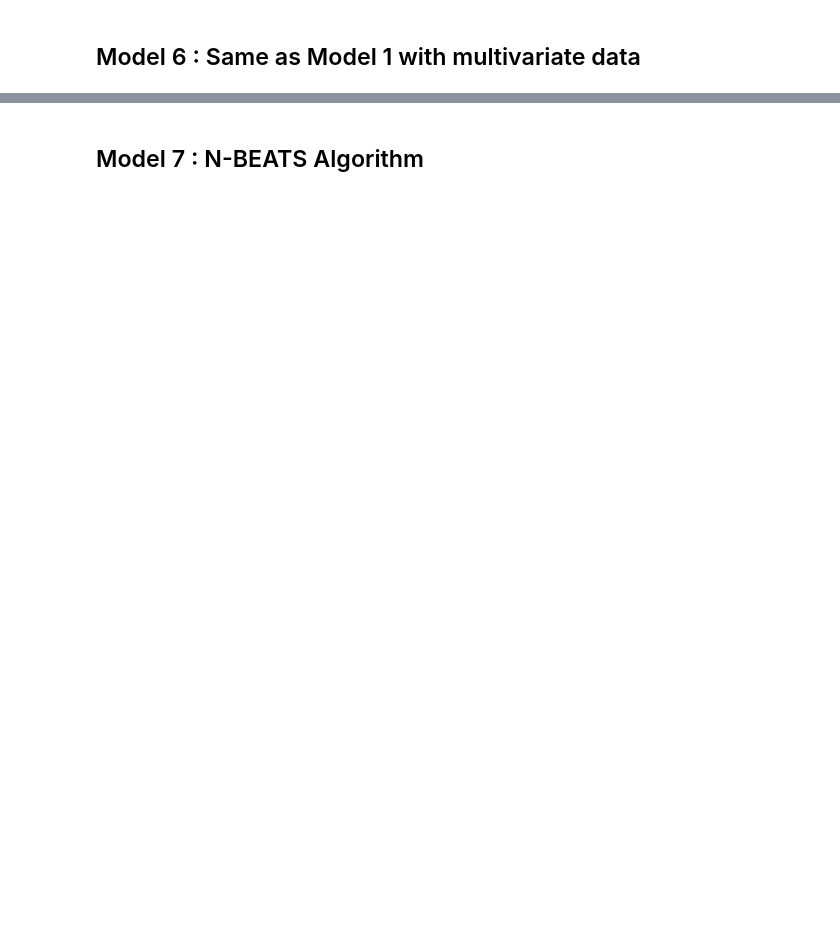
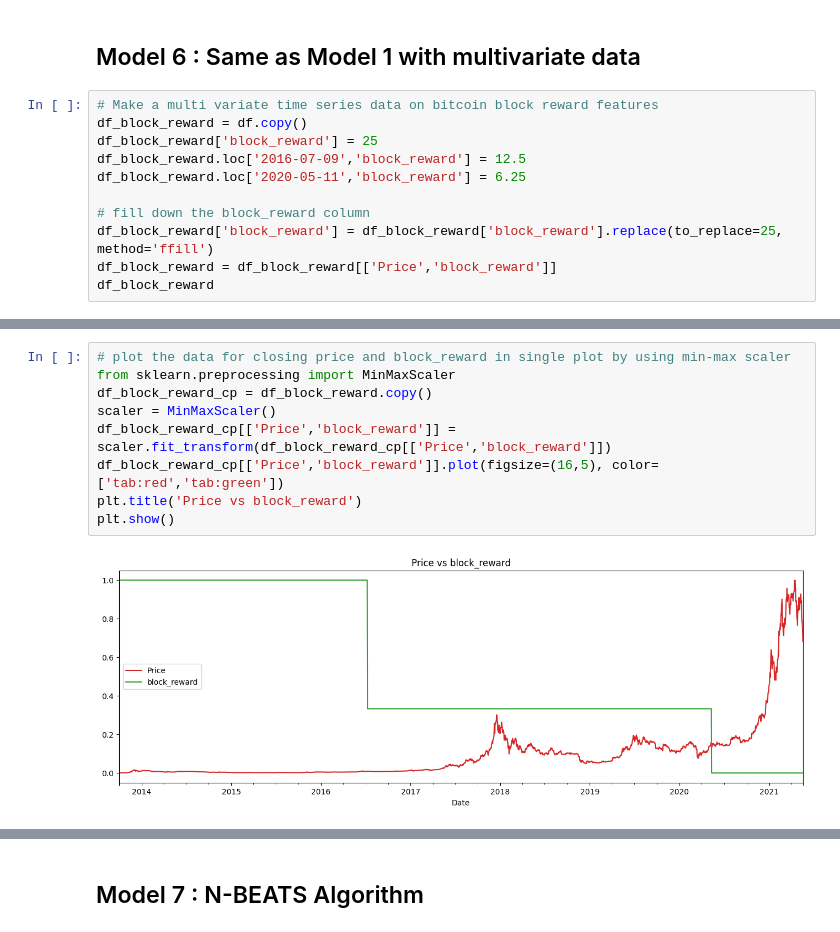
Before and after one commit to anilkumarKanasani/tensorflow-deep-learning, a Jupyter notebook: Notebooks/09_Time_series_predictions.ipynb, the cells around one changed output, grey strips where cells are left out. Cells and saved outputs as stored; diff of their text form; blank space fills up the shorter version.

```diff
--- a/Notebooks/09_Time_series_predictions.ipynb
+++ b/Notebooks/09_Time_series_predictions.ipynb
@@ -629,2 +821,13 @@ model_3_forcast_metrics
 # %% [markdown]
 ## Model 6 : Same as Model 1 with multivariate data
+# %%
+# Make a multi variate time series data on bitcoin block reward features
+df_block_reward = df.copy()
+df_block_reward['block_reward'] = 25
+df_block_reward.loc['2016-07-09','block_reward'] = 12.5
+df_block_reward.loc['2020-05-11','block_reward'] = 6.25
+
+# fill down the block_reward column
+df_block_reward['block_reward'] = df_block_reward['block_reward'].replace(to_replace=25, method='ffill')
+df_block_reward = df_block_reward[['Price','block_reward']]
+df_block_reward
@@ -630,0 +849,11 @@ model_3_forcast_metrics
+# %%
+# plot the data for closing price and block_reward in single plot by using min-max scaler
+from sklearn.preprocessing import MinMaxScaler
+df_block_reward_cp = df_block_reward.copy()
+scaler = MinMaxScaler()
+df_block_reward_cp[['Price','block_reward']] = scaler.fit_transform(df_block_reward_cp[['Price','block_reward']])
+df_block_reward_cp[['Price','block_reward']].plot(figsize=(16,5), color=['tab:red','tab:green'])
+plt.title('Price vs block_reward')
+plt.show()
+# %% [output]
+[figure, added]
```
Also changed, not shown: parts of 50 cells of this notebook, 2 other files.
